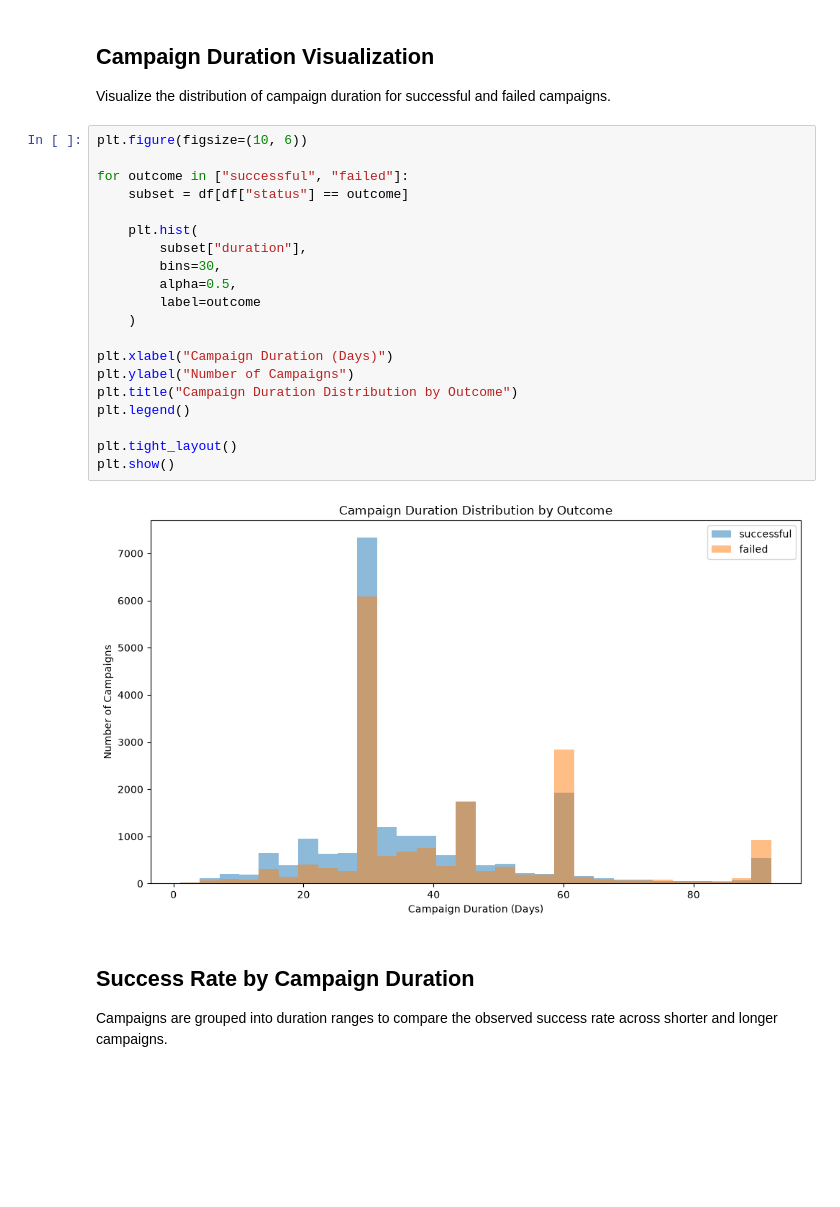
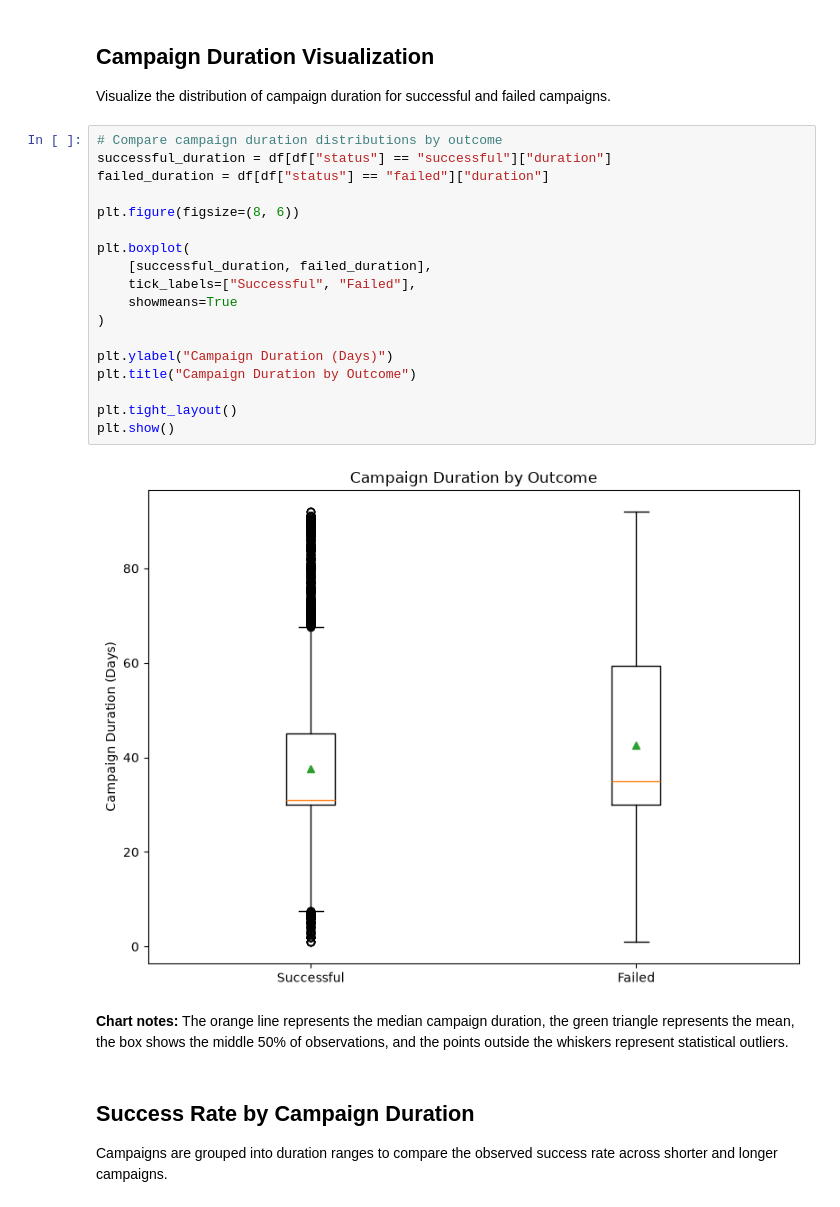
Before and after one commit to Break-Through-Tech/Global-Financial-Firm-1A-kickstarter-crowdfunding-recommendation-engine, a Jupyter notebook: notebooks/milestone2_task2_duration_analysis.ipynb, the cells around one changed output. Drawn from its saved outputs; the diff is of its cells as text; blank space fills up the shorter version.

Commit message:
Update duration analysis findings

```diff
--- a/notebooks/milestone2_task2_duration_analysis.ipynb
+++ b/notebooks/milestone2_task2_duration_analysis.ipynb
@@ -92,27 +92,27 @@ Name: duration, dtype: float64
 
 Visualize the distribution of campaign duration for successful and failed campaigns.
 # %%
-plt.figure(figsize=(10, 6))
+# Compare campaign duration distributions by outcome
+successful_duration = df[df["status"] == "successful"]["duration"]
+failed_duration = df[df["status"] == "failed"]["duration"]
 
-for outcome in ["successful", "failed"]:
-    subset = df[df["status"] == outcome]
+plt.figure(figsize=(8, 6))
 
-    plt.hist(
-        subset["duration"],
-        bins=30,
-        alpha=0.5,
-        label=outcome
-    )
+plt.boxplot(
+    [successful_duration, failed_duration],
+    tick_labels=["Successful", "Failed"],
+    showmeans=True
+)
 
-plt.xlabel("Campaign Duration (Days)")
-plt.ylabel("Number of Campaigns")
-plt.title("Campaign Duration Distribution by Outcome")
-plt.legend()
+plt.ylabel("Campaign Duration (Days)")
+plt.title("Campaign Duration by Outcome")
 
 plt.tight_layout()
 plt.show()
 # %% [output]
-[figure, old version]
+[figure, new version]
+# %% [markdown]
+**Chart notes:** The orange line represents the median campaign duration, the green triangle represents the mean, the box shows the middle 50% of observations, and the points outside the whiskers represent statistical outliers.
 # %% [markdown]
 ## Success Rate by Campaign Duration
 
```
Also changed, not shown: parts of 2 cells of this notebook.
